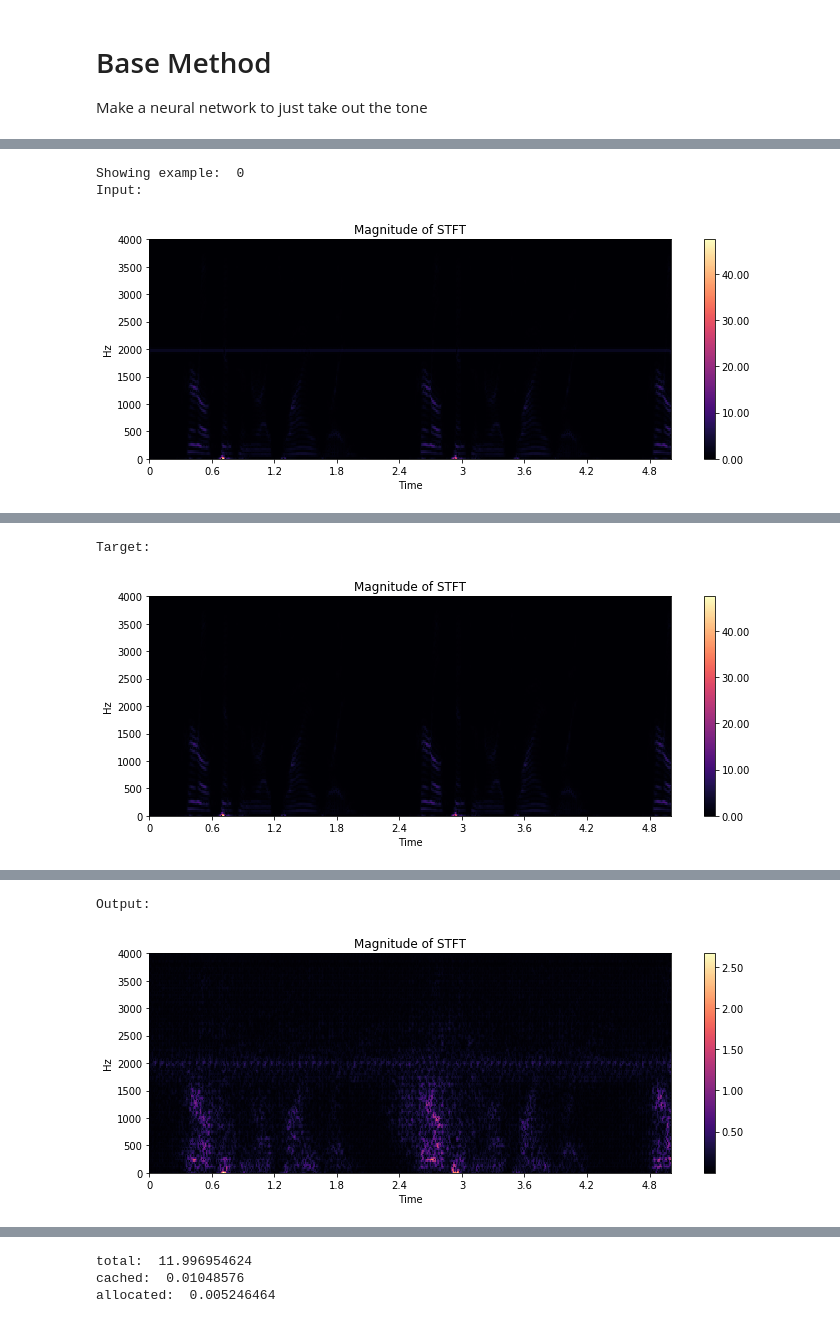
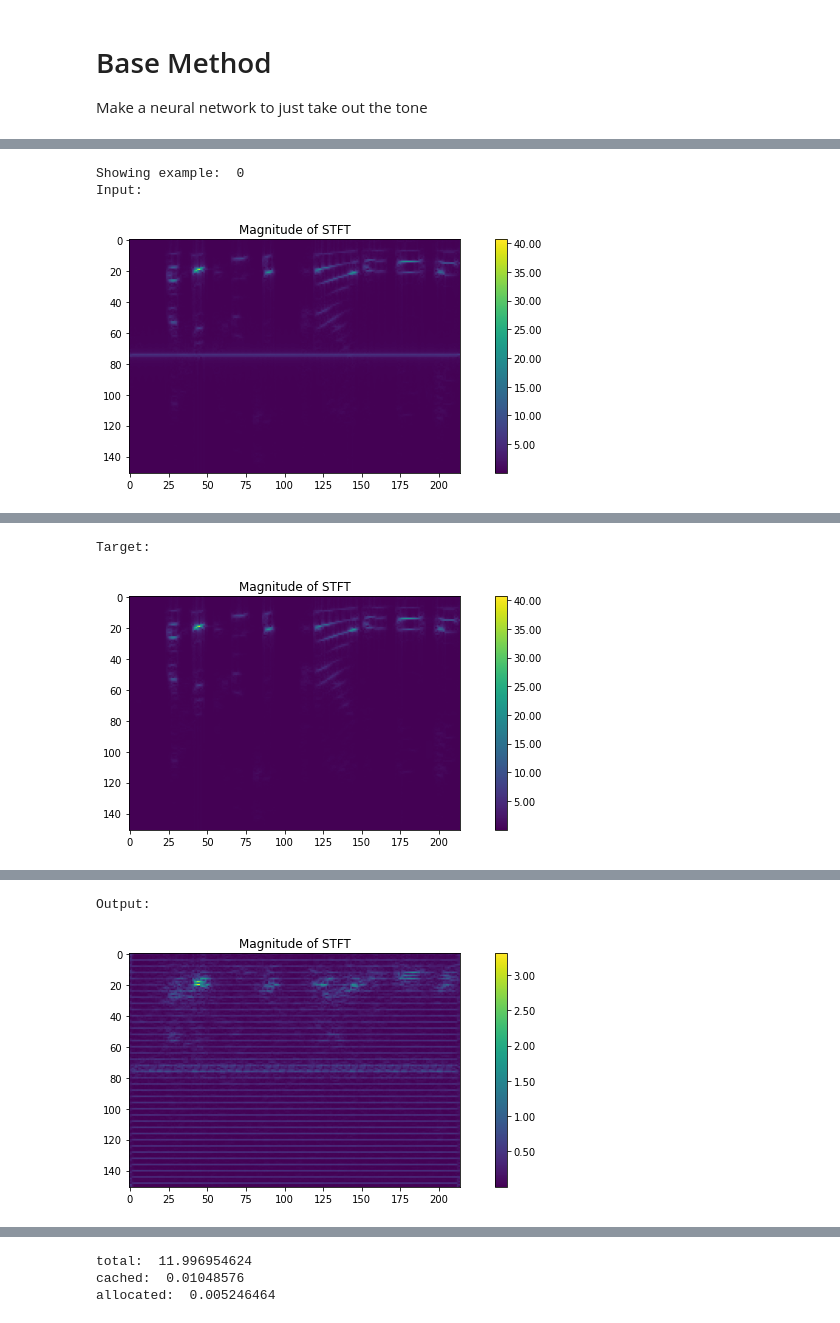
Before and after one commit to akarshkumar0101/DSProject, a Jupyter notebook: speech_tone_separation.ipynb, the cells around one changed output, grey strips where cells are left out. Cells and saved outputs as stored; diff of their text form; code cells hidden in the pictures.

```diff
--- a/speech_tone_separation.ipynb
+++ b/speech_tone_separation.ipynb
@@ -33,15 +37,15 @@ cuda
 # %%
 num_sources = 2
 
-sr, duration = 8000, 5.
-source1 = np.load('datasets/voices_sr8000_dur5.npy')
+sr, duration = 8000, 2.
+source1 = torch.from_numpy(np.load(f'datasets/voices_sr{sr}_dur{duration}.npy'))
 np.random.seed(0)
-source2 = util.generate_tone(sr, duration, np.random.uniform(750, 3000, len(source1)), 0.05 * np.ones(len(source1)))
+source2 = torch.from_numpy(util.generate_tone(sr, duration, np.random.uniform(750, 3000, len(source1)), 0.05 * np.ones(len(source1)))).to(torch.float)
 # source2 =  np.load('datasets/noises_sr8000_dur5.npy')
 
 audiossds_test = audio_ss_dataset.AudioSSDS(sr, duration, sources=(source1[:20], source2[:20]))
 audiossds_train = audio_ss_dataset.AudioSSDS(sr, duration, sources=(source1[20:], source2[20:]))
-audionnio = base_nnio.BaseNNIO(sr, duration, num_sources)
+audionnio = base_nnio.BaseNNIO(sr, duration)
 
 
 x, _ = audiossds_test[:1]
@@ -126,5 +130,5 @@ with torch.no_grad():
     Y_test_pred = model_g(util.to_torch(X_test, device=device, dtype=dtype))
 
 print('Test Loss: ', generator_loss_function_base(Y_test_pred, util.to_torch(Y_test, device=device, dtype=dtype)).item())
-Y_test_pred = util.to_np(Y_test_pred)
+Y_test_pred = Y_test_pred
 # %% [output]
@@ -132,22 +136,22 @@ Test Loss:  0.3222352862358093
 # %%
 test_example_idx = 0
 print('Showing example: ', test_example_idx)
 print('Input:')
-audionnio.show_play_nn_input(X_test, ['mag', 'audio'], sample_idx=test_example_idx)
+audionnio.show_play_nn_input(X_test, ts=['mag', 'audio'], sample_idx=test_example_idx)
 print('Target:')
-audionnio.show_play_nn_output(Y_test, ['mag', 'audio'], sample_idx=test_example_idx)
+audionnio.show_play_audio(audionnio.nn_output_to_audio(Y_test[:1])[0], ts=['mag', 'audio'])
 print('Output:')
-audionnio.show_play_nn_output(Y_test_pred, ['mag', 'audio'], sample_idx=test_example_idx)
+audionnio.show_play_audio(audionnio.nn_output_to_audio(Y_test_pred[:1])[0], ts=['mag', 'audio'])
 # %% [output]
 Showing example:  0
 Input:
-[figure, old version]
+[figure, new version]
 [interactive output not drawn]
 Target:
-[figure, old version]
+[figure, new version]
 [interactive output not drawn]
 Output:
-[figure, old version]
+[figure, new version]
 [interactive output not drawn]
 # %%
 util.clear_mem(True)
```
Also changed, not shown: parts of 8 cells of this notebook, 23 other files.
